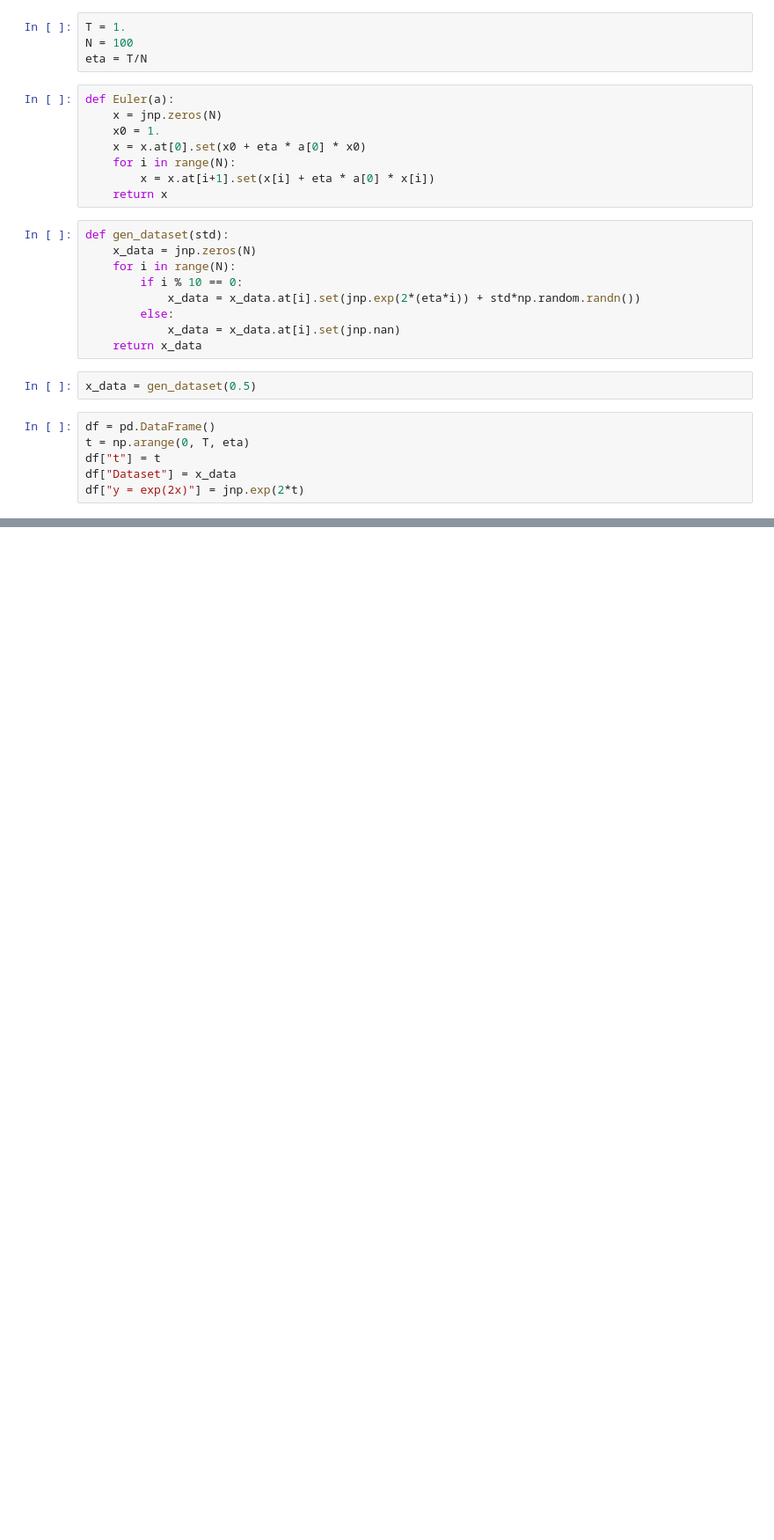
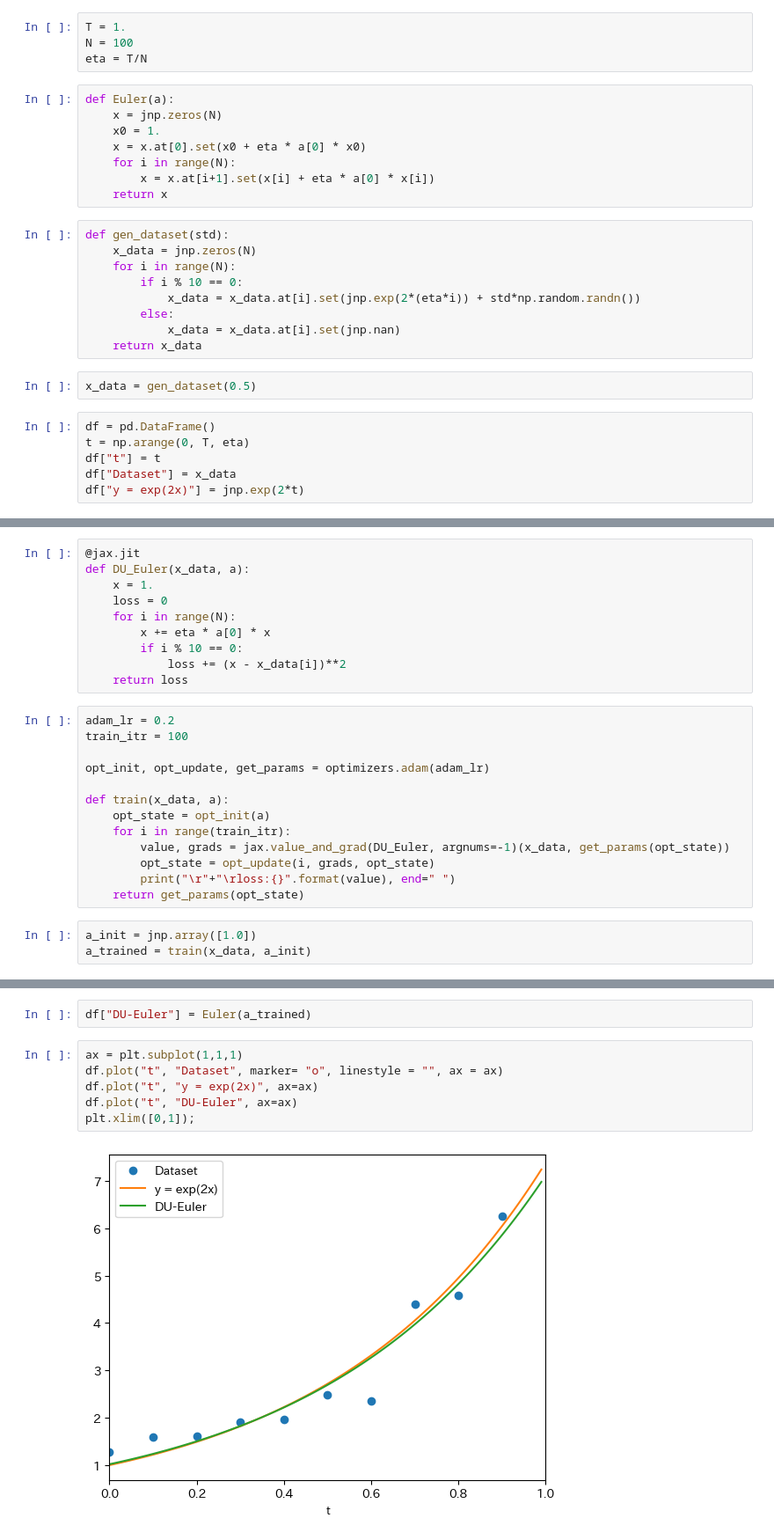
Before and after one commit to gomi-kuzu/model_base_deep, a Jupyter notebook: work/TranslateToPy/Chapter_6/DU-Euler_py.ipynb, the cells around one changed output, grey strips where cells are left out. Shown at 88% size. Cells and saved outputs as stored; diff of their text form; blank space fills up the shorter version.

```diff
--- a/work/TranslateToPy/Chapter_6/DU-Euler_py.ipynb
+++ b/work/TranslateToPy/Chapter_6/DU-Euler_py.ipynb
@@ -48,0 +49,26 @@ plt.xlim([0,1]);
+# %%
+@jax.jit
+def DU_Euler(x_data, a):
+    x = 1.
+    loss = 0
+    for i in range(N):
+        x += eta * a[0] * x
+        if i % 10 == 0:
+            loss += (x - x_data[i])**2
+    return loss
+# %%
+adam_lr = 0.2
+train_itr = 100
+
+opt_init, opt_update, get_params = optimizers.adam(adam_lr)
+
+def train(x_data, a):
+    opt_state = opt_init(a)
+    for i in range(train_itr):
+        value, grads = jax.value_and_grad(DU_Euler, argnums=-1)(x_data, get_params(opt_state))
+        opt_state = opt_update(i, grads, opt_state)
+        print("\r"+"\rloss:{}".format(value), end=" ")
+    return get_params(opt_state)
+# %%
+a_init = jnp.array([1.0])
+a_trained = train(x_data, a_init)
@@ -48,0 +77,10 @@ plt.xlim([0,1]);
+# %%
+df["DU-Euler"] = Euler(a_trained)
+# %%
+ax = plt.subplot(1,1,1)
+df.plot("t", "Dataset", marker= "o", linestyle = "", ax = ax)
+df.plot("t", "y = exp(2x)", ax=ax)
+df.plot("t", "DU-Euler", ax=ax)
+plt.xlim([0,1]);
+# %% [output]
+[figure, added]
```
Also changed, not shown: parts of 2 cells of this notebook.
